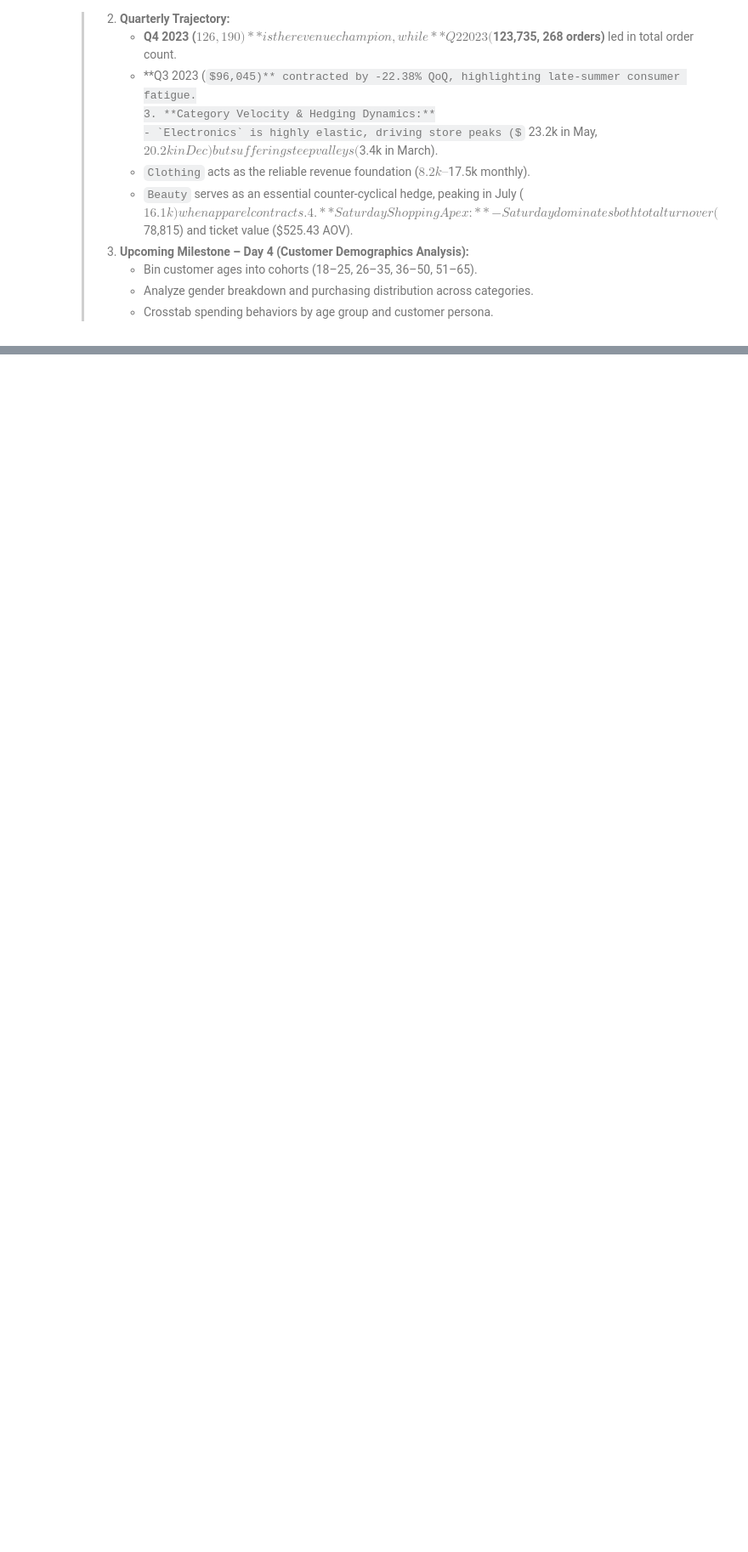
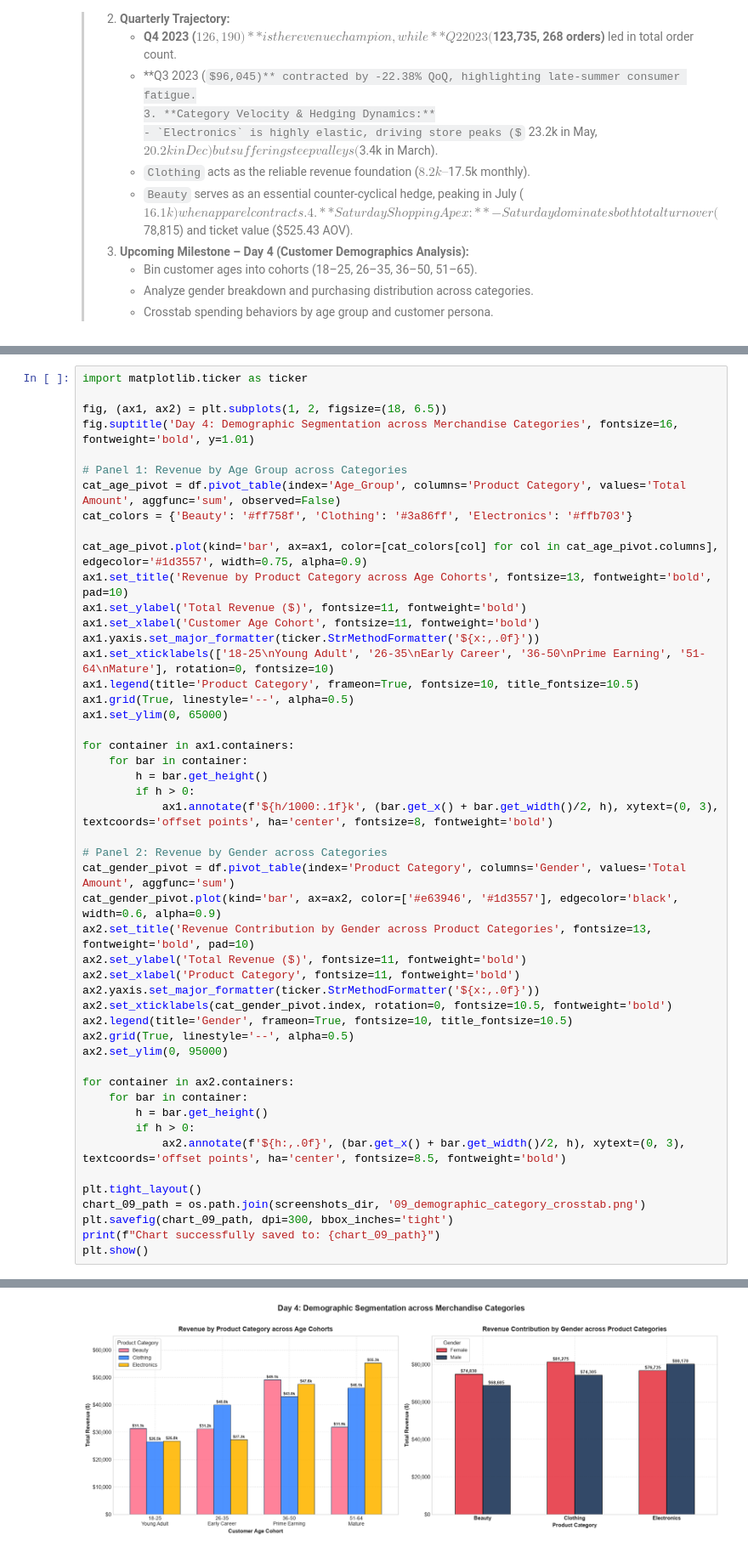
Before and after one commit to addu91577-sketch/OIBSIP, a Jupyter notebook: DataAnalytics-L1-EDARetailSales/Notebooks/01_retail_sales_eda.ipynb, the cells around one changed output, grey strips where cells are left out. Shown at 85% size. Drawn from its saved outputs; the diff is of its cells as text; some formulas as TeX source; blank space fills up the shorter version.

```diff
--- a/DataAnalytics-L1-EDARetailSales/Notebooks/01_retail_sales_eda.ipynb
+++ b/DataAnalytics-L1-EDARetailSales/Notebooks/01_retail_sales_eda.ipynb
@@ -888,0 +1224,50 @@ Chart successfully saved to: ..\screenshots\06_day_of_week_sales_velocity.png
+# %%
+import matplotlib.ticker as ticker
+
+fig, (ax1, ax2) = plt.subplots(1, 2, figsize=(18, 6.5))
+fig.suptitle('Day 4: Demographic Segmentation across Merchandise Categories', fontsize=16, fontweight='bold', y=1.01)
+
+# Panel 1: Revenue by Age Group across Categories
+cat_age_pivot = df.pivot_table(index='Age_Group', columns='Product Category', values='Total Amount', aggfunc='sum', observed=False)
+cat_colors = {'Beauty': '#ff758f', 'Clothing': '#3a86ff', 'Electronics': '#ffb703'}
+
+cat_age_pivot.plot(kind='bar', ax=ax1, color=[cat_colors[col] for col in cat_age_pivot.columns], edgecolor='#1d3557', width=0.75, alpha=0.9)
+ax1.set_title('Revenue by Product Category across Age Cohorts', fontsize=13, fontweight='bold', pad=10)
+ax1.set_ylabel('Total Revenue ($)', fontsize=11, fontweight='bold')
+ax1.set_xlabel('Customer Age Cohort', fontsize=11, fontweight='bold')
+ax1.yaxis.set_major_formatter(ticker.StrMethodFormatter('${x:,.0f}'))
+ax1.set_xticklabels(['18-25\nYoung Adult', '26-35\nEarly Career', '36-50\nPrime Earning', '51-64\nMature'], rotation=0, fontsize=10)
+ax1.legend(title='Product Category', frameon=True, fontsize=10, title_fontsize=10.5)
+ax1.grid(True, linestyle='--', alpha=0.5)
+ax1.set_ylim(0, 65000)
+
+for container in ax1.containers:
+    for bar in container:
+        h = bar.get_height()
+        if h > 0:
+            ax1.annotate(f'${h/1000:.1f}k', (bar.get_x() + bar.get_width()/2, h), xytext=(0, 3), textcoords='offset points', ha='center', fontsize=8, fontweight='bold')
+
+# Panel 2: Revenue by Gender across Categories
+cat_gender_pivot = df.pivot_table(index='Product Category', columns='Gender', values='Total Amount', aggfunc='sum')
+cat_gender_pivot.plot(kind='bar', ax=ax2, color=['#e63946', '#1d3557'], edgecolor='black', width=0.6, alpha=0.9)
+ax2.set_title('Revenue Contribution by Gender across Product Categories', fontsize=13, fontweight='bold', pad=10)
+ax2.set_ylabel('Total Revenue ($)', fontsize=11, fontweight='bold')
+ax2.set_xlabel('Product Category', fontsize=11, fontweight='bold')
+ax2.yaxis.set_major_formatter(ticker.StrMethodFormatter('${x:,.0f}'))
+ax2.set_xticklabels(cat_gender_pivot.index, rotation=0, fontsize=10.5, fontweight='bold')
+ax2.legend(title='Gender', frameon=True, fontsize=10, title_fontsize=10.5)
+ax2.grid(True, linestyle='--', alpha=0.5)
+ax2.set_ylim(0, 95000)
+
+for container in ax2.containers:
+    for bar in container:
+        h = bar.get_height()
+        if h > 0:
+            ax2.annotate(f'${h:,.0f}', (bar.get_x() + bar.get_width()/2, h), xytext=(0, 3), textcoords='offset points', ha='center', fontsize=8.5, fontweight='bold')
+
+plt.tight_layout()
+chart_09_path = os.path.join(screenshots_dir, '09_demographic_category_crosstab.png')
+plt.savefig(chart_09_path, dpi=300, bbox_inches='tight')
+print(f"Chart successfully saved to: {chart_09_path}")
+plt.show()
+# %% [output]
@@ -888,0 +1275 @@ Chart successfully saved to: ..\screenshots\06_day_of_week_sales_velocity.png
+[figure, added]
```
Also changed, not shown: parts of 22 cells of this notebook, 5 other files.
